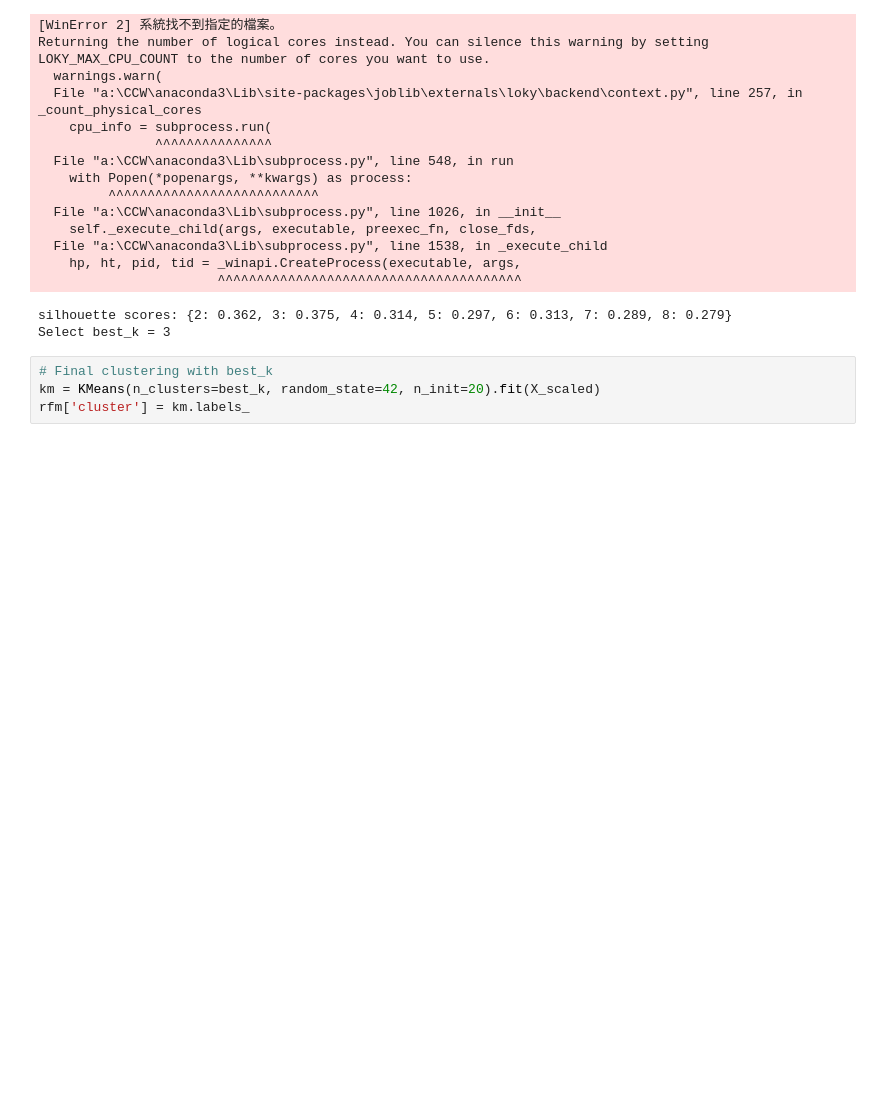
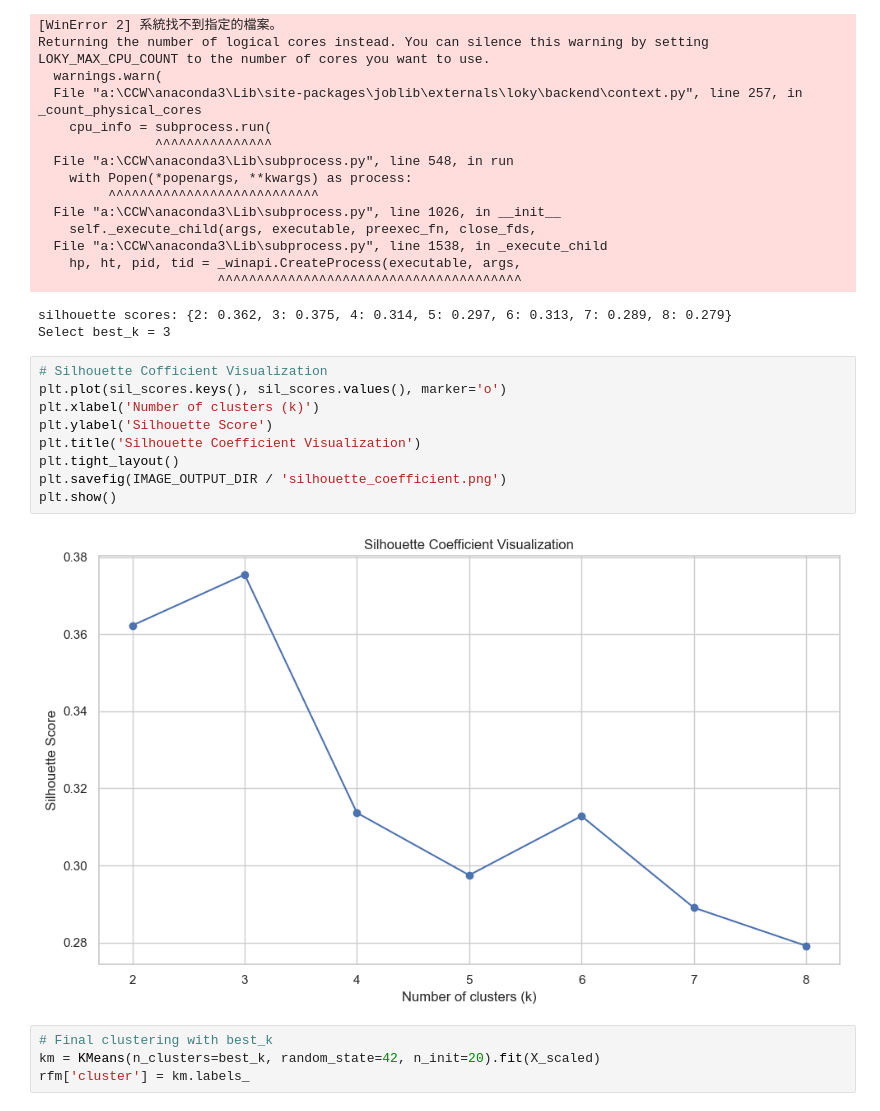
Before and after one commit to PolyU-Computer-Science/Year3-COMP3134-BI-Group-Project, a Jupyter notebook: Group_6.ipynb, the cells around one changed output. Saved outputs shown, nothing was run; the diff lists cells and outputs as text; blank space fills up the shorter version.

Commit message:
Update Image

```diff
--- a/Group_6.ipynb
+++ b/Group_6.ipynb
@@ -385,6 +390,17 @@ Returning the number of logical cores instead. You can silence this warning by s
                        ^^^^^^^^^^^^^^^^^^^^^^^^^^^^^^^^^^^^^^^
 silhouette scores: {2: 0.362, 3: 0.375, 4: 0.314, 5: 0.297, 6: 0.313, 7: 0.289, 8: 0.279}
 Select best_k = 3
+# %%
+# Silhouette Cofficient Visualization
+plt.plot(sil_scores.keys(), sil_scores.values(), marker='o')
+plt.xlabel('Number of clusters (k)')
+plt.ylabel('Silhouette Score')
+plt.title('Silhouette Coefficient Visualization')
+plt.tight_layout()
+plt.savefig(IMAGE_OUTPUT_DIR / 'silhouette_coefficient.png')
+plt.show()
+# %% [output]
+[figure, added]
 # %%
 # Final clustering with best_k
 km = KMeans(n_clusters=best_k, random_state=42, n_init=20).fit(X_scaled)
```
Also changed, not shown: parts of 2 cells of this notebook, 2 other files.
